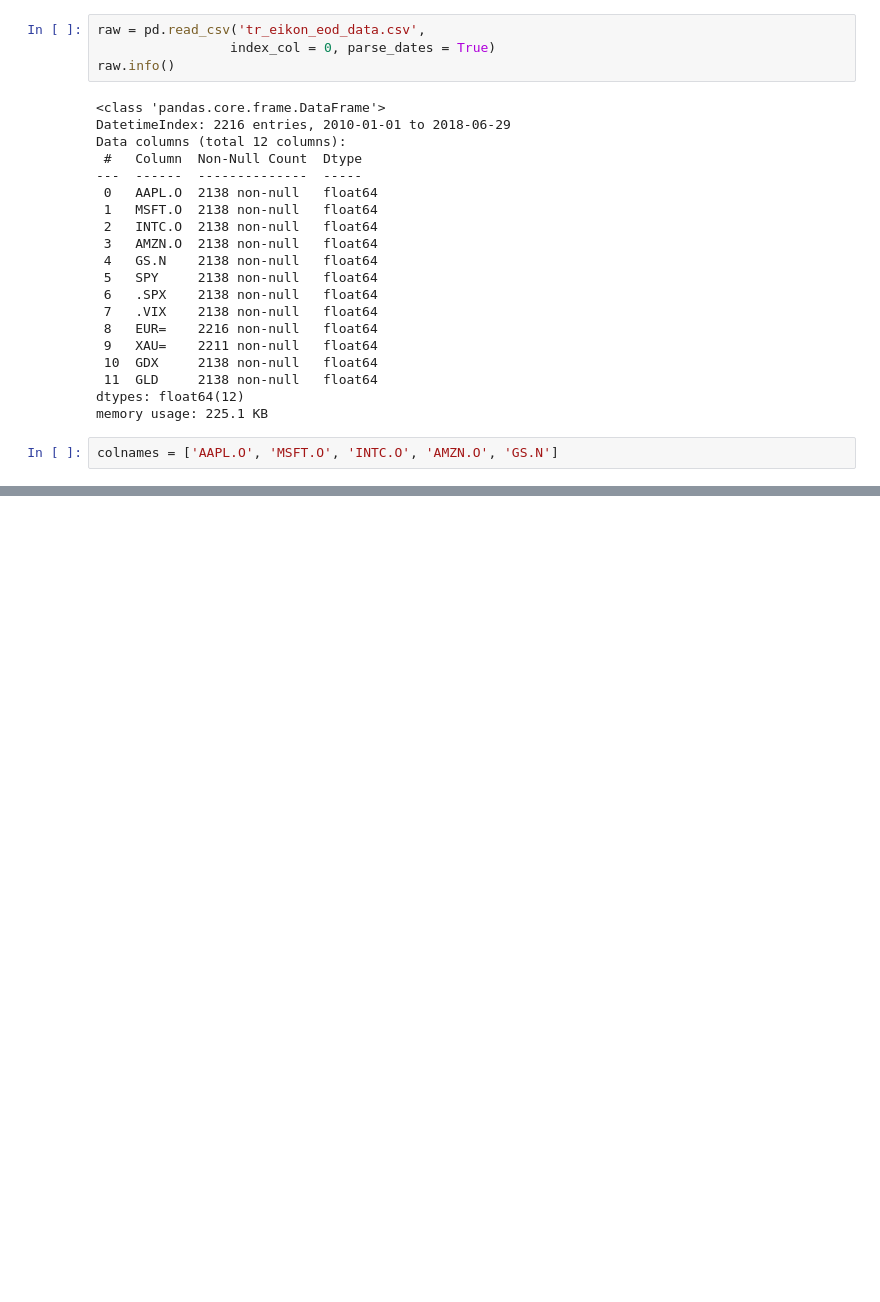
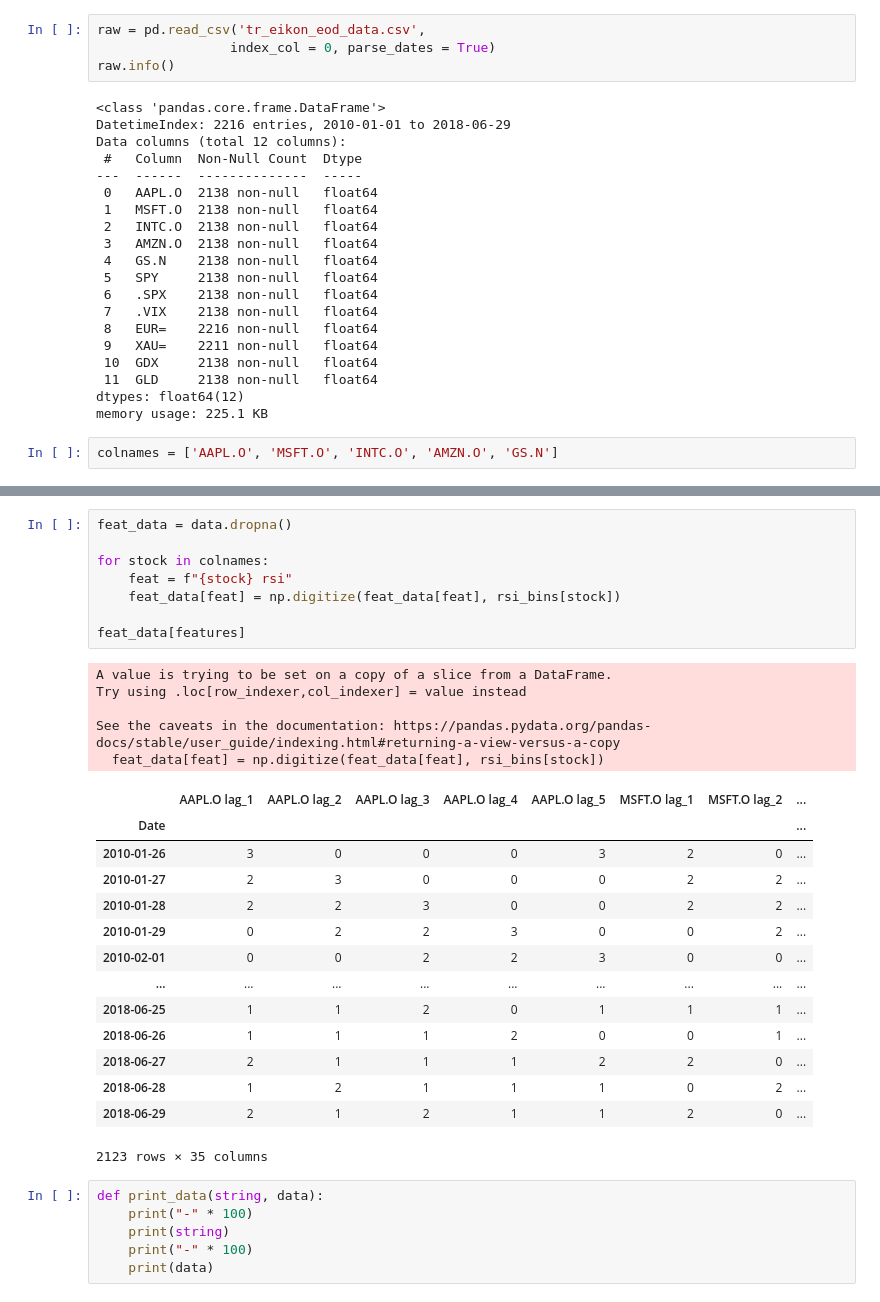
Before and after one commit to AY2324S2-QF2103-Group-9/Trading-Strategies-Comparison, a Jupyter notebook: Project_RandomForest.ipynb, the cells around one changed output, grey strips where cells are left out. Drawn from its saved outputs; the diff is of its cells as text; blank space fills up the shorter version.

```diff
--- a/Project_RandomForest.ipynb
+++ b/Project_RandomForest.ipynb
@@ -144 +146,35 @@ feat_data
+# %%
+feat_data = data.dropna()
+
+for stock in colnames:
+    feat = f"{stock} rsi"
+    feat_data[feat] = np.digitize(feat_data[feat], rsi_bins[stock])
+
+feat_data[features]
+# %% [output]
+A value is trying to be set on a copy of a slice from a DataFrame.
+Try using .loc[row_indexer,col_indexer] = value instead
+
+See the caveats in the documentation: https://pandas.pydata.org/pandas-docs/stable/user_guide/indexing.html#returning-a-view-versus-a-copy
+  feat_data[feat] = np.digitize(feat_data[feat], rsi_bins[stock])
+|  | AAPL.O lag_1 | AAPL.O lag_2 | AAPL.O lag_3 | AAPL.O lag_4 | AAPL.O lag_5 | MSFT.O lag_1 | MSFT.O lag_2 | ... |
+| Date |  |  |  |  |  |  |  | ... |
+| 2010-01-26 | 3 | 0 | 0 | 0 | 3 | 2 | 0 | ... |
+| 2010-01-27 | 2 | 3 | 0 | 0 | 0 | 2 | 2 | ... |
+| 2010-01-28 | 2 | 2 | 3 | 0 | 0 | 2 | 2 | ... |
+| 2010-01-29 | 0 | 2 | 2 | 3 | 0 | 0 | 2 | ... |
+| 2010-02-01 | 0 | 0 | 2 | 2 | 3 | 0 | 0 | ... |
+| ... | ... | ... | ... | ... | ... | ... | ... | ... |
+| 2018-06-25 | 1 | 1 | 2 | 0 | 1 | 1 | 1 | ... |
+| 2018-06-26 | 1 | 1 | 1 | 2 | 0 | 0 | 1 | ... |
+| 2018-06-27 | 2 | 1 | 1 | 1 | 2 | 2 | 0 | ... |
+| 2018-06-28 | 1 | 2 | 1 | 1 | 1 | 0 | 2 | ... |
+| 2018-06-29 | 2 | 1 | 2 | 1 | 1 | 2 | 0 | ... |
+2123 rows × 35 columns
+# %%
+def print_data(string, data):
+    print("-" * 100)
+    print(string)
+    print("-" * 100)
+    print(data)
 # %%
```
Also changed, not shown: parts of 8 cells of this notebook.
